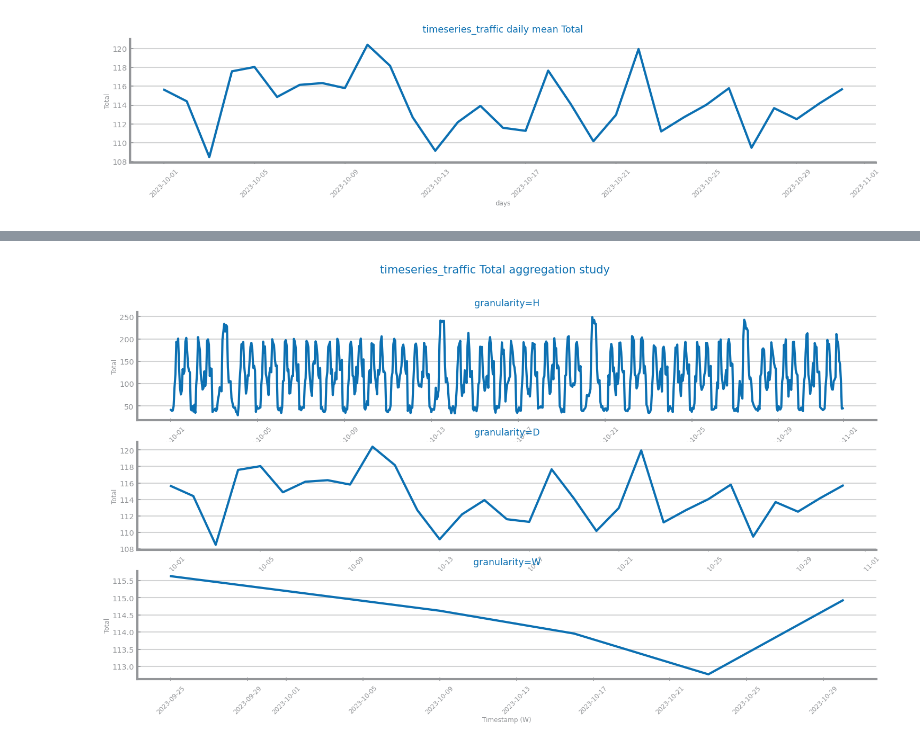
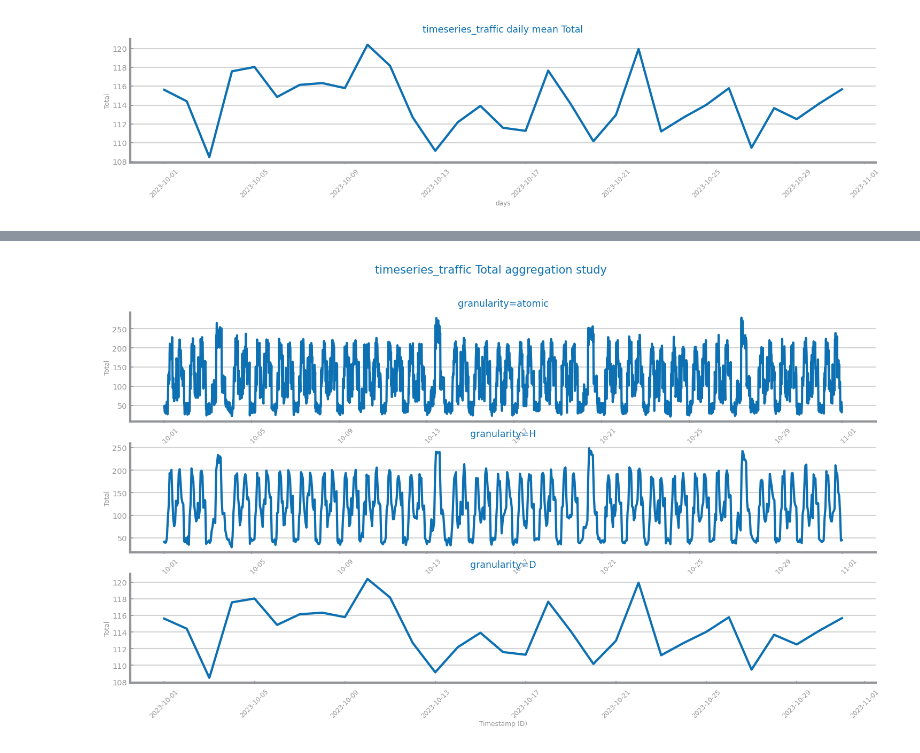
Before and after one commit to DaviGiordano/data-science-course-project, a Jupyter notebook: ipynb_files/Time Series/Analysis/Lab412_ts_granularity_traffic.ipynb, the cells around one changed output, grey strips where cells are left out. Saved outputs shown, nothing was run; the diff lists cells and outputs as text; code cells hidden in the pictures.

```diff
--- a/ipynb_files/Time Series/Analysis/Lab412_ts_granularity_traffic.ipynb
+++ b/ipynb_files/Time Series/Analysis/Lab412_ts_granularity_traffic.ipynb
@@ -18,6 +18,7 @@ data: DataFrame = read_csv(
     parse_dates=True,
     infer_datetime_format=True,
 )
+data = data.sort_values(['Timestamp'], ascending=True)
 series: Series = data[target]
 # %%
 from pandas import Index, Period
@@ -79,25 +67,34 @@ show()
 # %%
 from matplotlib.pyplot import subplots
 from matplotlib.axes import Axes
 from matplotlib.figure import Figure
 
 
-grans: list[str] = ["H", "D", "W"]
+grans: list[str] = ["H", "D"]
 fig: Figure
 axs: list[Axes]
-fig, axs = subplots(len(grans), 1, figsize=(3 * HEIGHT, HEIGHT / 2 * len(grans)))
+fig, axs = subplots(len(grans)+1, 1, figsize=(3 * HEIGHT, HEIGHT / 2 * (len(grans) + 1)))
 fig.suptitle(f"{file_tag} {target} aggregation study")
+
+plot_line_chart(
+    series.index.to_list(),
+    series.to_list(),
+    ax=axs[0],
+    xlabel=f"{series.index.name} (atomic)",
+    ylabel=target,
+    title=f"granularity=atomic",
+)
 
 for i in range(len(grans)):
     ss: Series = ts_aggregation_by(series, grans[i])
     plot_line_chart(
         ss.index.to_list(),
         ss.to_list(),
-        ax=axs[i],
+        ax=axs[i+1],
         xlabel=f"{ss.index.name} ({grans[i]})",
         ylabel=target,
         title=f"granularity={grans[i]}",
     )
 show()
 # %% [output]
-[figure, old version]
+[figure, new version]
```
Also changed, not shown: parts of 2 cells of this notebook, 7 other files.
